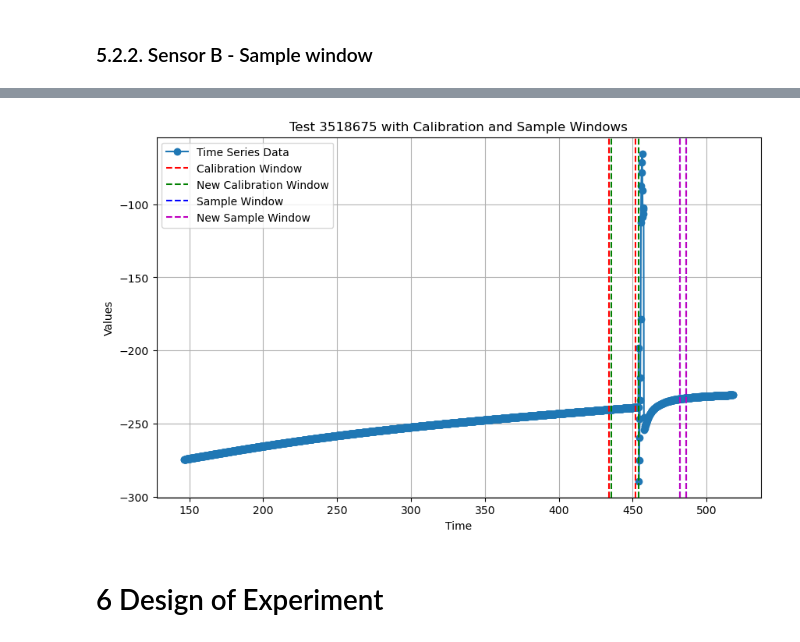
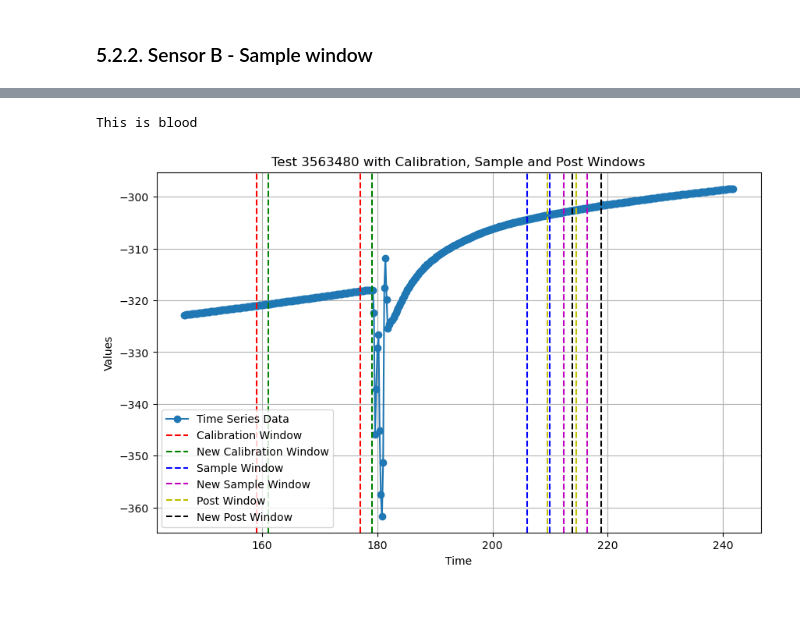
Before and after one commit to dejaytang/Capstone_Siemens, a Jupyter notebook: Coding/Nan/Siemens_window_optimization_Nan.ipynb, the cells around one changed output, grey strips where cells are left out. Drawn from its saved outputs; the diff is of its cells as text; code cells hidden in the pictures; blank space fills up the shorter version.

```diff
--- a/Coding/Nan/Siemens_window_optimization_Nan.ipynb
+++ b/Coding/Nan/Siemens_window_optimization_Nan.ipynb
@@ -427,7 +449,7 @@ def difference_of_slopes(df1, df2):
     slope2 = calculate_slope(mean_df2)
     return slope1 - slope2
 # %%
-def plot_singletest_with_windows(df, TestID, calDelimit, sampleDelimit, cal_window_size, sample_window_size):
+def plot_singletest_with_windows(df, TestID, calDelimit, sampleDelimit, postDelimit, cal_window_size, sample_window_size, post_window_size):
     """
     Plots the values of a specified row in a DataFrame, marking the calibration and sample window start and end times with vertical lines.
 
@@ -436,6 +458,10 @@ def plot_singletest_with_windows(df, TestID, calDelimit, sampleDelimit, cal_wind
     - row_index (int): The ID of the test to plot.
     - calDelimit (decimal): The value of the new calDelimit.
     - sampleDelimit (decimal): The value of the new sampleDelimit.
+    - postDelimit (decimal): The value of the new postDelimit.
+    - cal_window_size (decimal): The size of the cal window.
+    - sample_window_size (decimal): The size of the sample window.
+    - post_window_size (decimal): The size of the post window.
 
     Returns:
     - Plot
@@ -446,18 +472,22 @@ def plot_singletest_with_windows(df, TestID, calDelimit, sampleDelimit, cal_wind
     cal_window_end = row['cal_window_end']
     sample_window_start = row['sample_window_start']
     sample_window_end = row['sample_window_end']
+    post_window_start = row['post_window_start']
+    post_window_end = row['post_window_end']
 
-    new_cal_window_start, new_cal_window_end, new_sample_window_start, new_sample_window_end = calculate_window_values(
+    new_cal_window_start, new_cal_window_end, new_sample_window_start, new_sample_window_end, new_post_window_start, new_post_window_end = calculate_window_values(
         bubble_start=row['BubbleDetectTime'],
         sample_start=row['SampleDetectTime'],
         calDelimit_input=calDelimit,
         cal_window_size_input=cal_window_size,
         sampleDelimit_input=sampleDelimit,
-        sample_window_size_input=sample_window_size)
+        sample_window_size_input=sample_window_size,
+        postDelimit_input=postDelimit,
+        post_window_size_input=post_window_size)
 
     # Extract the time series data from the row
-    timestamps = row.columns[750:-5].values.astype(float)
-    values = row.iloc[:,750:-5].T.values
+    timestamps = row.columns[750:-6].values.astype(float)
+    values = row.iloc[:,750:-6].T.values
 
     plt.figure(figsize=(10, 6))
 
@@ -478,8 +508,15 @@ def plot_singletest_with_windows(df, TestID, calDelimit, sampleDelimit, cal_wind
     plt.axvline(x=new_sample_window_start.values, color='m', linestyle='--', label='New Sample Window')
     plt.axvline(x=new_sample_window_end.values, color='m', linestyle='--')
 
+    # Mark the post window
+    plt.axvline(x=post_window_start.values, color='y', linestyle='--', label='Post Window')
+    plt.axvline(x=post_window_end.values, color='y', linestyle='--')
+
+    plt.axvline(x=new_post_window_start.values, color='k', linestyle='--', label='New Post Window')
+    plt.axvline(x=new_post_window_end.values, color='k', linestyle='--')
+
     # Adding title and labels
-    plt.title(f'Test {TestID} with Calibration and Sample Windows')
+    plt.title(f'Test {TestID} with Calibration, Sample and Post Windows')
     plt.xlabel('Time')
     plt.ylabel('Values')
     plt.legend()
@@ -812,16 +954,21 @@ From the plot above, we can see the suggested new SampleDelimit of Sensor B for
 # %%
 # Random sample one TestID for sensor B in System 2
-randomTestID=B2_Merged['TestID'].sample(1).values[0]
+
+randomTestID=B2_Merged['TestID'].sample(1,random_state=599).values[0]
 if B2_Merged[B2_Merged['TestID']==randomTestID]['FluidType'].str.startswith('Eurotrol').values[0]:
+    print("This is Aqueous")
     plot_singletest_with_windows(B2_Merged,randomTestID,calDelimit=18,
                              sampleDelimit=32.8, # For aqueous
-                             cal_window_size=cal_window_size_B,sample_window_size=sample_window_size_B)
+                             postDelimit=36.9,
+                             cal_window_size=cal_window_size_B,sample_window_size=sample_window_size_B,post_window_size=post_window_size_B)
+
 else:
+    print("This is blood")
     plot_singletest_with_windows(B2_Merged,randomTestID,calDelimit=18,
-                                 sampleDelimit=24, # For blood
+                                 sampleDelimit=30.4, # For blood
+                                 postDelimit=31.9,
                                  cal_window_size=cal_window_size_B,
-                                sample_window_size=sample_window_size_B)
+                                sample_window_size=sample_window_size_B,post_window_size=post_window_size_B)
 # %% [output]
+This is blood
-[figure, old version]
+[figure, new version]
-# %% [markdown]
-# 6 Design of Experiment
```
Also changed, not shown: parts of 20 cells of this notebook, 3 other files.
